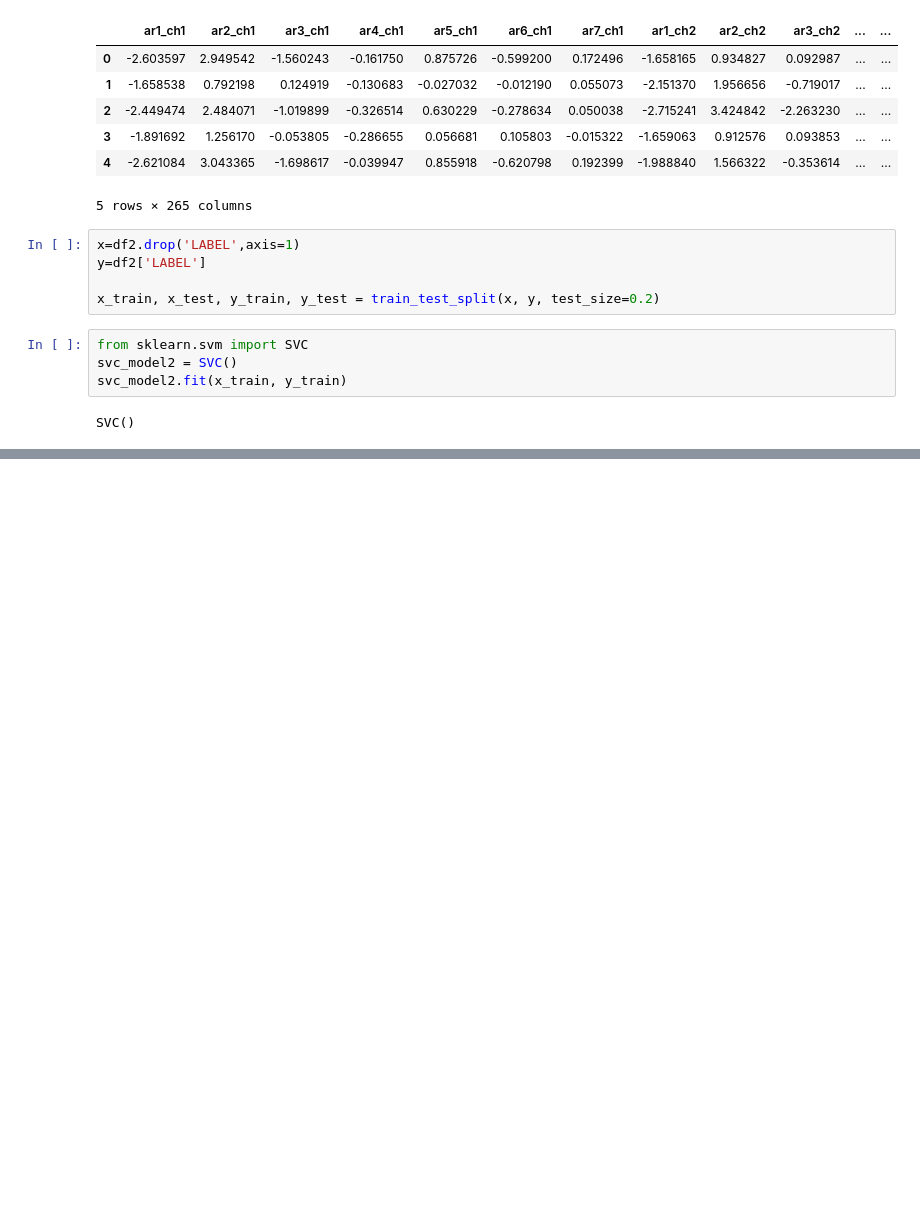
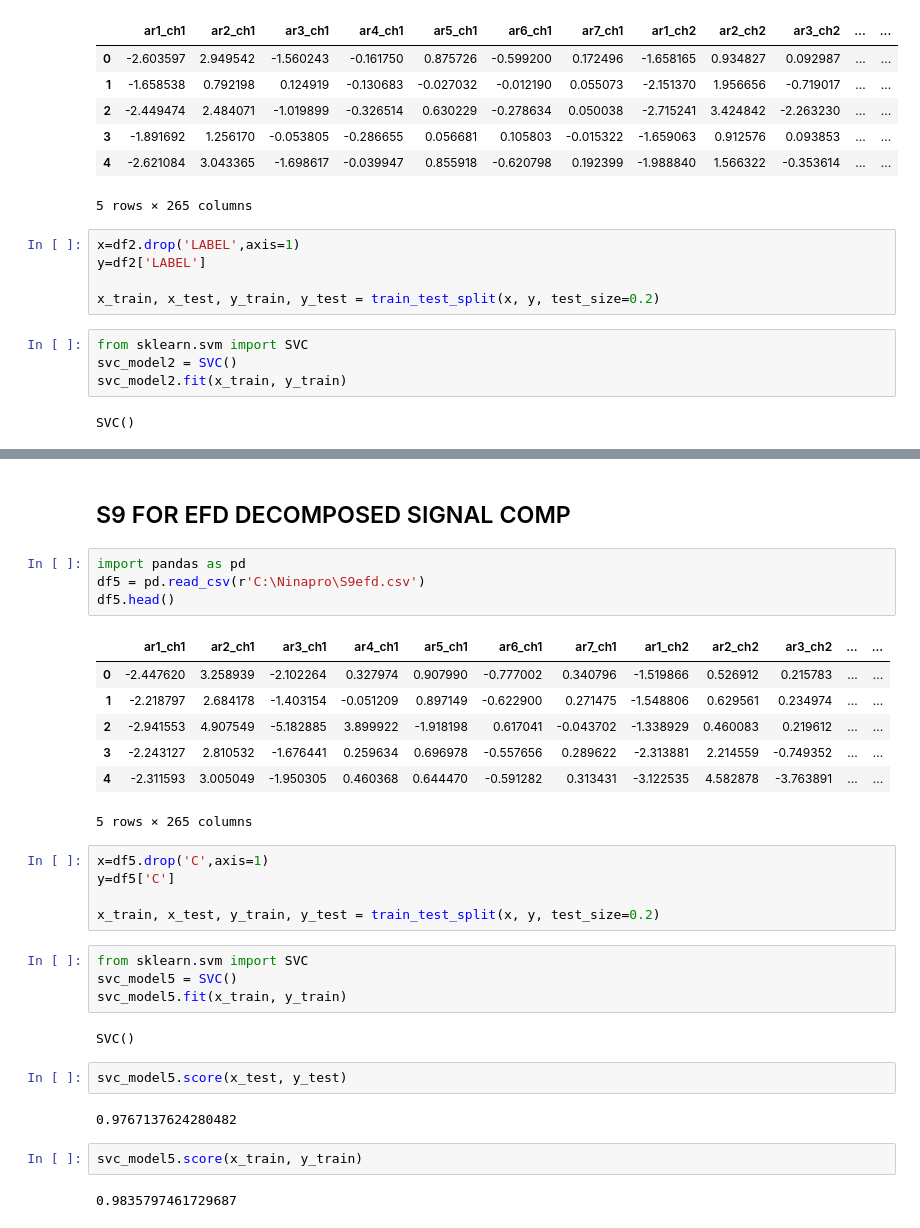
Before and after one commit to chenkecoco1/EMG_Analysis, a Jupyter notebook: 264 features.ipynb, the cells around one changed output, grey strips where cells are left out. Cells and saved outputs as stored; diff of their text form; blank space fills up the shorter version.

```diff
--- a/264 features.ipynb
+++ b/264 features.ipynb
@@ -77,0 +111,33 @@ svc_model2.score(x_train, y_train)
+# %% [markdown]
+## S9 FOR EFD DECOMPOSED SIGNAL COMP
+# %%
+import pandas as pd
+df5 = pd.read_csv(r'C:\Ninapro\S9efd.csv')
+df5.head()
+# %% [output]
+|  | ar1_ch1 | ar2_ch1 | ar3_ch1 | ar4_ch1 | ar5_ch1 | ar6_ch1 | ar7_ch1 | ar1_ch2 | ar2_ch2 | ar3_ch2 | ... | ... |
+| 0 | -2.447620 | 3.258939 | -2.102264 | 0.327974 | 0.907990 | -0.777002 | 0.340796 | -1.519866 | 0.526912 | 0.215783 | ... | ... |
+| 1 | -2.218797 | 2.684178 | -1.403154 | -0.051209 | 0.897149 | -0.622900 | 0.271475 | -1.548806 | 0.629561 | 0.234974 | ... | ... |
+| 2 | -2.941553 | 4.907549 | -5.182885 | 3.899922 | -1.918198 | 0.617041 | -0.043702 | -1.338929 | 0.460083 | 0.219612 | ... | ... |
+| 3 | -2.243127 | 2.810532 | -1.676441 | 0.259634 | 0.696978 | -0.557656 | 0.289622 | -2.313881 | 2.214559 | -0.749352 | ... | ... |
+| 4 | -2.311593 | 3.005049 | -1.950305 | 0.460368 | 0.644470 | -0.591282 | 0.313431 | -3.122535 | 4.582878 | -3.763891 | ... | ... |
+5 rows × 265 columns
+# %%
+x=df5.drop('C',axis=1)
+y=df5['C']
+
+x_train, x_test, y_train, y_test = train_test_split(x, y, test_size=0.2)
+# %%
+from sklearn.svm import SVC
+svc_model5 = SVC()
+svc_model5.fit(x_train, y_train)
+# %% [output]
+SVC()
+# %%
+svc_model5.score(x_test, y_test)
+# %% [output]
+0.9767137624280482
+# %%
+svc_model5.score(x_train, y_train)
+# %% [output]
+0.9835797461729687
```
Also changed, not shown: parts of 36 cells of this notebook.
